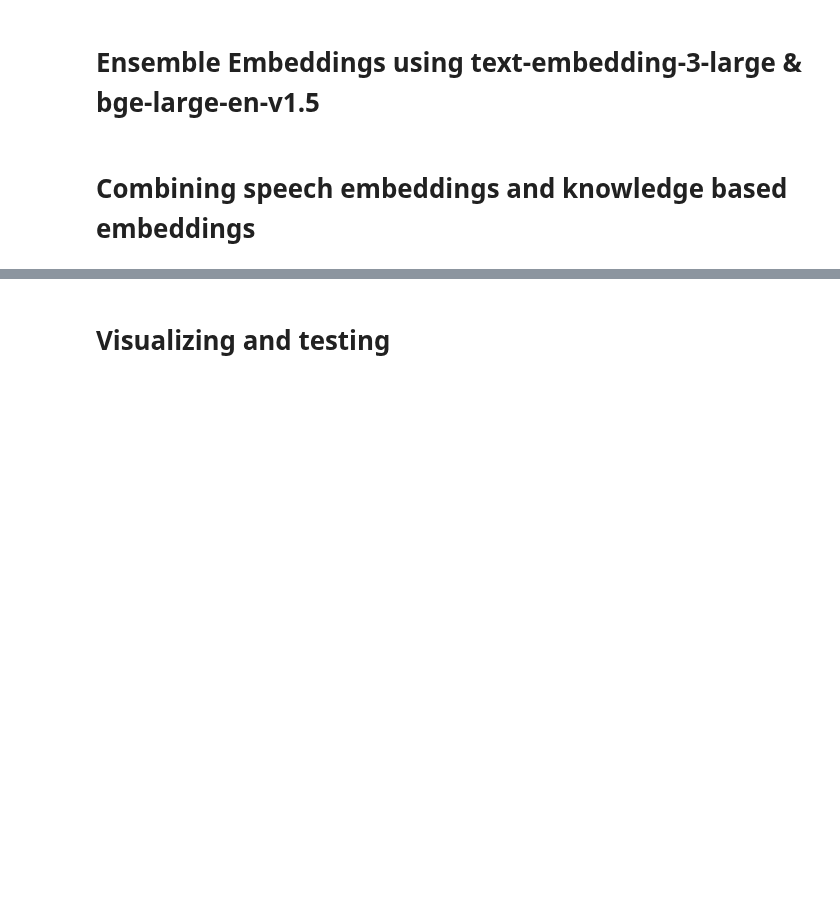
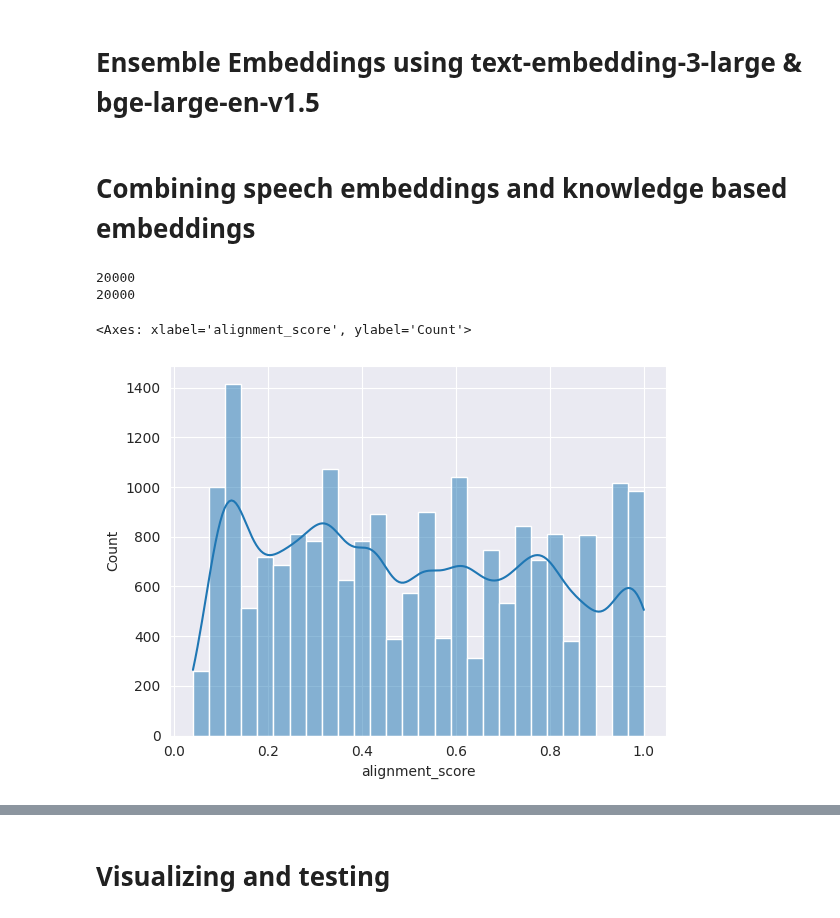
Before and after one commit to IWonderTheFirst/mun, a Jupyter notebook: policy.ipynb, the cells around one changed output, grey strips where cells are left out. Drawn from its saved outputs; the diff is of its cells as text; code cells hidden in the pictures; blank space fills up the shorter version.

Commit message:
Kaggle Notebook | MUN policy embeddings | Version 28

```diff
--- a/policy.ipynb
+++ b/policy.ipynb
@@ -36,6 +36,7 @@ import math
 #Visualization
 import matplotlib.pyplot as plt
 import seaborn as sns
+sns.set_style('darkgrid')
 import plotly.express as px
 import networkx as nx
 from tqdm import tqdm
@@ -45,11 +46,10 @@ from kaggle_secrets import UserSecretsClient
 from openai import AzureOpenAI
 from openai import OpenAI
 from sentence_transformers import SentenceTransformer
-from node2vec import Node2Vec
 import torch
 import torch.nn as nn
 import torch.nn.functional as F
-from torch.utils.data import Dataloader, Dataset
+from torch.utils.data import DataLoader, Dataset
 import umap
 
 #Metrics
@@ -66,4 +66,9 @@ from scipy.spatial.distance import pdist, squareform
 from itertools import combinations
 from collections import Counter
 import ast
+
+import warnings
+warnings.filterwarnings('ignore')
+
+device = torch.device('cuda' if torch.cuda.is_available() else 'cpu')
 # %% [output]
@@ -251,4 +256,20 @@ for country in countries:
 speech_data = np.array(speech_data)
 # %% [markdown]
 # Combining speech embeddings and knowledge based embeddings
+# %%
+cl_speeches = pd.read_pickle("/kaggle/input/embedded-speeches/Make dataset (1).pkl")
+cl_speeches = cl_speeches.drop(columns=['country1', 'country2', 'year'])
+print(len(cl_speeches))
+cl_speeches = cl_speeches.dropna()
+print(len(cl_speeches))
+# %% [output]
+20000
+20000
+# %%
+cl_speeches['alignment_score'] = cl_speeches['alignment_score']**(np.log(0.5)/np.log(cl_speeches['alignment_score'].mean()))
+# %%
+sns.histplot(cl_speeches, x='alignment_score', kde=True)
+# %% [output]
+<Axes: xlabel='alignment_score', ylabel='Count'>
+[figure, added]
 # %%
```
Also changed, not shown: parts of 11 cells of this notebook.
